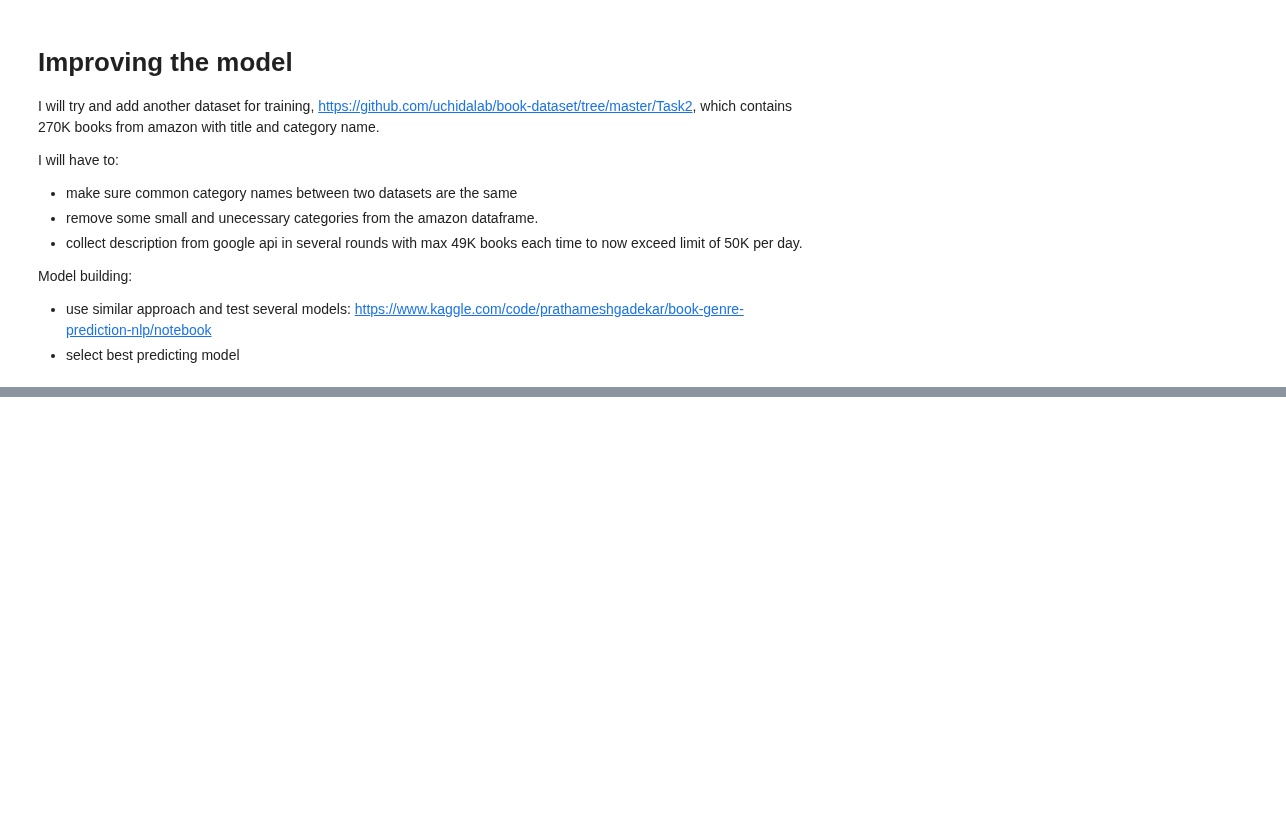
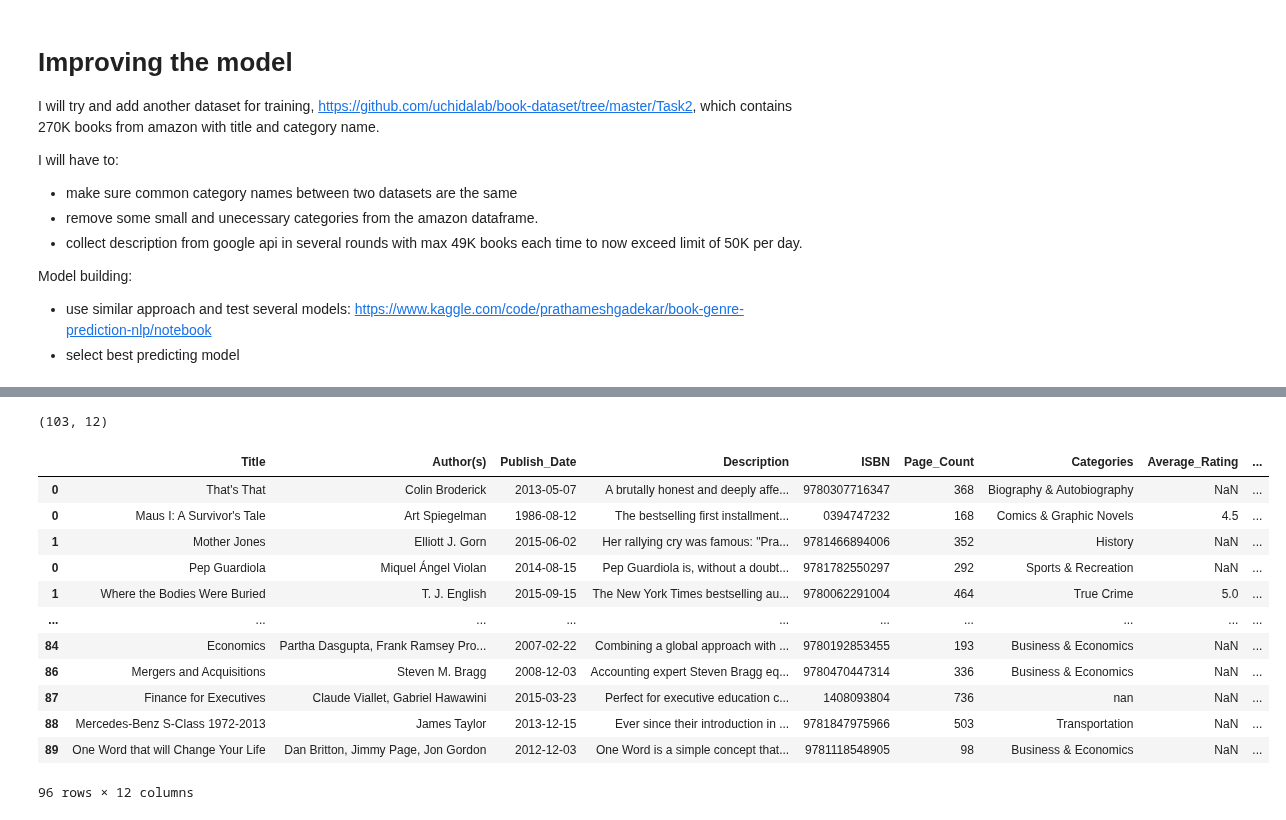
Before and after one commit to lalelisealstad/mybook-dashboard, a Jupyter notebook: notebooks/5_1_ml_genre_prediction.ipynb, the cells around one changed output, grey strips where cells are left out. Cells and saved outputs as stored; diff of their text form; code cells hidden in the pictures; blank space fills up the shorter version.

Commit message:
collect description program

```diff
--- a/notebooks/5_1_ml_genre_prediction.ipynb
+++ b/notebooks/5_1_ml_genre_prediction.ipynb
@@ -337,3 +341,7 @@ amazondf.head()
 | 8570 | The Survivor (A Mitch Rapp Novel) | Vince Flynn | thriller |
 | 8571 | Career of Evil (Cormoran Strike) | Robert Galbraith | thriller |
 | 8572 | The Girl on the Train | Paula Hawkins | thriller |
+# %%
+amazondf = pd.read_pickle('assets/amazon_books_description.pkl')
+
+amazondf.head()
@@ -339,0 +355,20 @@ amazondf.head()
+# %%
+amazondf.shape
+# %% [output]
+(103, 12)
+# %%
+amazondf.query('Description.notna()')
+# %% [output]
+|  | Title | Author(s) | Publish_Date | Description | ISBN | Page_Count | Categories | Average_Rating | ... |
+| 0 | That's That | Colin Broderick | 2013-05-07 | A brutally honest and deeply affe... | 9780307716347 | 368 | Biography & Autobiography | NaN | ... |
+| 0 | Maus I: A Survivor's Tale | Art Spiegelman | 1986-08-12 | The bestselling first installment... | 0394747232 | 168 | Comics & Graphic Novels | 4.5 | ... |
+| 1 | Mother Jones | Elliott J. Gorn | 2015-06-02 | Her rallying cry was famous: "Pra... | 9781466894006 | 352 | History | NaN | ... |
+| 0 | Pep Guardiola | Miquel Ángel Violan | 2014-08-15 | Pep Guardiola is, without a doubt... | 9781782550297 | 292 | Sports & Recreation | NaN | ... |
+| 1 | Where the Bodies Were Buried | T. J. English | 2015-09-15 | The New York Times bestselling au... | 9780062291004 | 464 | True Crime | 5.0 | ... |
+| ... | ... | ... | ... | ... | ... | ... | ... | ... | ... |
+| 84 | Economics | Partha Dasgupta, Frank Ramsey Pro... | 2007-02-22 | Combining a global approach with ... | 9780192853455 | 193 | Business & Economics | NaN | ... |
+| 86 | Mergers and Acquisitions | Steven M. Bragg | 2008-12-03 | Accounting expert Steven Bragg eq... | 9780470447314 | 336 | Business & Economics | NaN | ... |
+| 87 | Finance for Executives | Claude Viallet, Gabriel Hawawini | 2015-03-23 | Perfect for executive education c... | 1408093804 | 736 | nan | NaN | ... |
+| 88 | Mercedes-Benz S-Class 1972-2013 | James Taylor | 2013-12-15 | Ever since their introduction in ... | 9781847975966 | 503 | Transportation | NaN | ... |
+| 89 | One Word that will Change Your Life | Dan Britton, Jimmy Page, Jon Gordon | 2012-12-03 | One Word is a simple concept that... | 9781118548905 | 98 | Business & Economics | NaN | ... |
+96 rows × 12 columns
```
Also changed, not shown: parts of 8 cells of this notebook, 7 other files.
